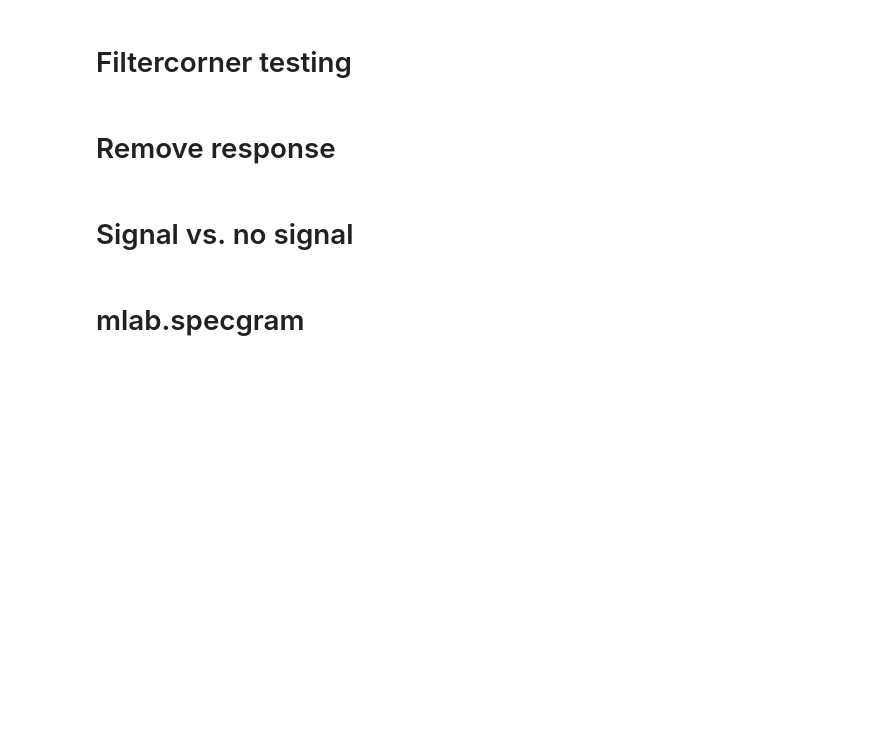
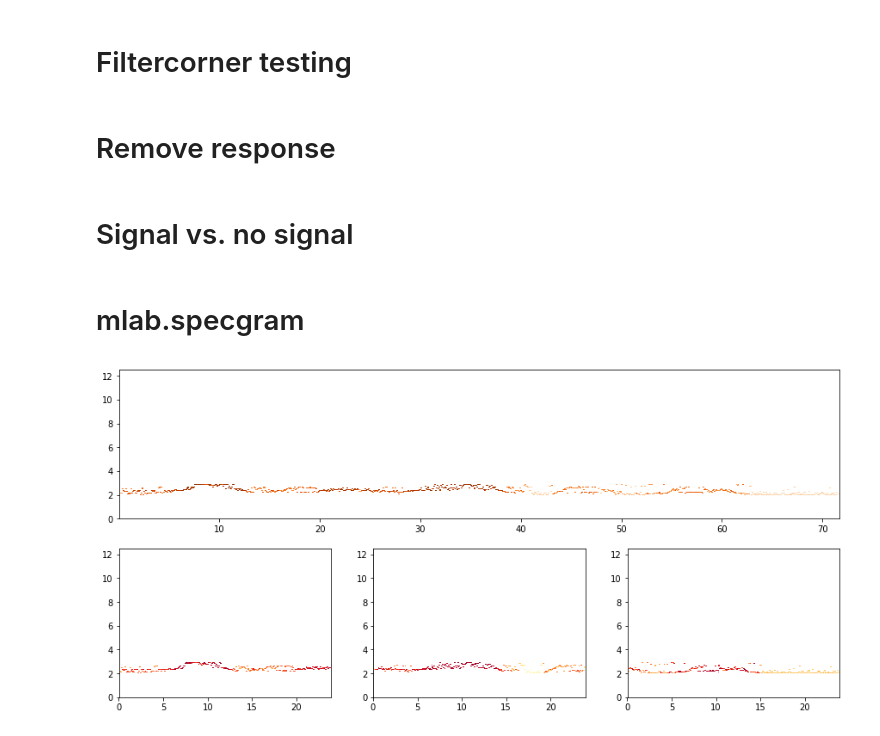
Before and after one commit to DDEssing/thesis_code, a Jupyter notebook: Amplitude_variation.ipynb, the cells around one changed output. Cells and saved outputs as stored; diff of their text form; code cells hidden in the pictures; blank space fills up the shorter version.

```diff
--- a/Amplitude_variation.ipynb
+++ b/Amplitude_variation.ipynb
@@ -272,6 +298,7 @@ import matplotlib as mpl
 # %%
 def _nearest_pow_2(x):
     """
+    copied from obspy specgram
     Find power of two nearest to x
     >>> _nearest_pow_2(3)
     2.0
@@ -345,7 +373,16 @@ def searchmaxima(maxima, data, distance, scale_vector=0):
 
         return(value_max, index_max,value_max_f)
 # %%
-def sorting_out_peacks(input_data, freq_vec, maxima, threshold, distance ,freq_minimal_value):
+def sorting_out_peaks(input_data, freq_vec, maxima, distance ,threshold, freq_minimal_value):
+    '''
+    Calls searchmaxima and just hands maxima values which meet with two options:
+            - there is a maximum below a certain frequency value (freq_minimal_value)
+            - maximum amplitude value is higher then certain ampiltude (threshold)
+
+
+    '''
+
+
     max_array = np.zeros_like(input_data)
     for j in range(np.shape(input_data)[1]):
         win_average = np.mean(input_data.T[j])
@@ -363,3 +400,7 @@ def sorting_out_peacks(input_data, freq_vec, maxima, threshold, distance ,freq_m
                 if amp_value[i] > threshold:
                     max_array[int(frequency_index[i]),j] = amp_value[i]
     return max_array
+# %%
+specgram_BHZ, freq, time = mlab.specgram(data_BHZ, Fs=fs, NFFT=nfft, noverlap=0)
+specgram_BHZ_1, freq, time = mlab.specgram(data_BHZ_1, Fs=fs, NFFT=nfft, noverlap=0)
+specgram_BHZ_2, freq, time = mlab.specgram(data_BHZ_2, Fs=fs, NFFT=nfft, noverlap=0)
@@ -365,0 +431,3 @@ def sorting_out_peacks(input_data, freq_vec, maxima, threshold, distance ,freq_m
+# %%
+test = np.hstack((max_array_Z_masked, max_array_Z_masked1, max_array_Z_masked2))
+time_stack = np.hstack((time, time[-1]+time, (time[-1]+time)[-1]+time))
@@ -365,0 +437,36 @@ def sorting_out_peacks(input_data, freq_vec, maxima, threshold, distance ,freq_m
+# %%
+import matplotlib.gridspec as gridspec
+
+
+
+
+
+fig, axs = plt.subplots(nrows=2, ncols=3, figsize=(15,7))
+axs = axs.flatten()
+
+gs = gridspec.GridSpec(2, 6)
+gs.update(wspace=0.5)
+axs[0] = plt.subplot(gs[0,:6])
+axs[1] = plt.subplot(gs[1, :2])
+axs[2] = plt.subplot(gs[1, 2:4])
+axs[3] = plt.subplot(gs[1, 4:6])
+
+
+axs[0].pcolormesh(time_stack/3600, freq, 10 * np.log10(test))
+axs[1].pcolormesh(time/3600, freq,10 * np.log10(max_array_Z_masked), cmap='YlOrRd')
+#axs[0].axhline(2, 0,86400, color='black')
+#axs[1].pcolormesh(time, freq,10 * np.log10(specgram_BHZ), vmin=vmin_spec, vmax=vmax_spec, cmap='winter')
+#axs[0].axhline(2, 0,86400, color='black')
+#axs[0].pcolormesh(time, freq,10 * np.log10(specgram_BHZ_masekd1), vmin=vmin_spec, vmax=vmax_spec, cmap='winter')
+#axs[0].pcolormesh(time, freq,10 * np.log10(max_array_Z), vmin=vmin_spec, vmax=vmax_spec, cmap='YlOrRd')
+
+axs[2].pcolormesh(time/3600, freq,10 * np.log10(max_array_Z_masked1), cmap='YlOrRd')
+axs[3].pcolormesh(time/3600, freq,10 * np.log10(max_array_Z_masked2), cmap='YlOrRd')
+
+#axs[1].pcolormesh(time, freq,10 * np.log10(max_array_Z_masked1), vmin=vmin_spec, vmax=vmax_spec, cmap='YlOrRd')
+#axs[1].pcolormesh(time, freq,10 * np.log10(max_array_Z_masked), vmin=vmin_spec, vmax=vmax_spec, cmap='YlOrRd')
+
+axs[1].set
+plt.show()
+# %% [output]
+[figure, added]
```
Also changed, not shown: parts of 13 cells of this notebook, 1 other file.
